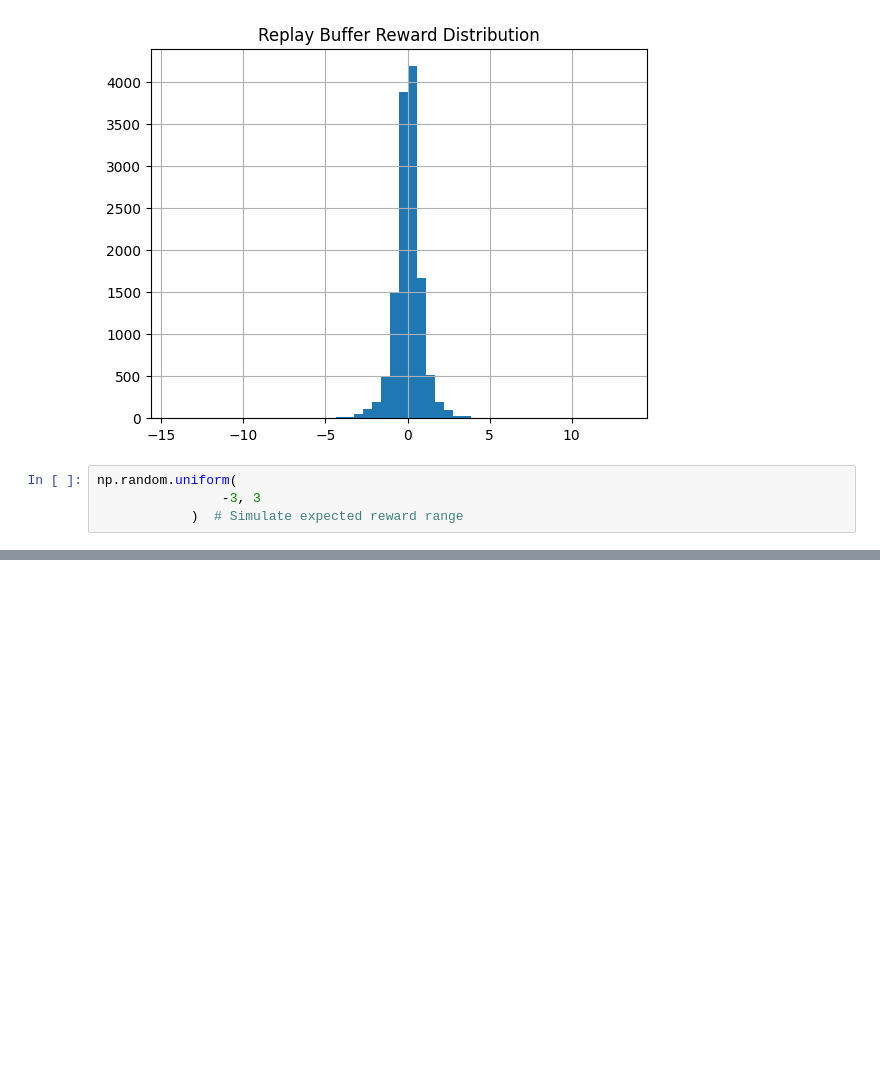
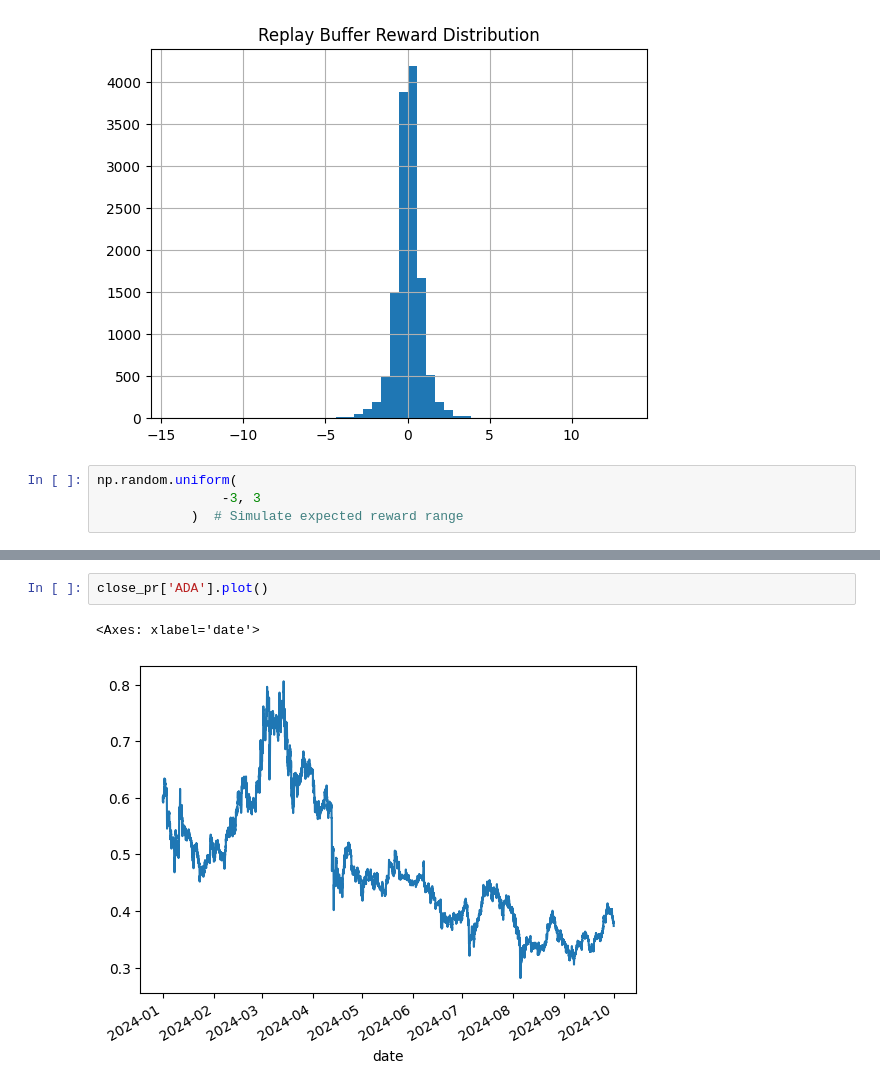
Before and after one commit to mrajancsr/deep-policy-gradient-portfolio, a Jupyter notebook: ddpgportfolio/agent/test.ipynb, the cells around one changed output, grey strips where cells are left out. Saved outputs shown, nothing was run; the diff lists cells and outputs as text; blank space fills up the shorter version.

```diff
--- a/ddpgportfolio/agent/test.ipynb
+++ b/ddpgportfolio/agent/test.ipynb
@@ -208,0 +240,5 @@ np.random.uniform(
+# %%
+close_pr['ADA'].plot()
+# %% [output]
+<Axes: xlabel='date'>
+[figure, added]
```
Also changed, not shown: parts of 11 cells of this notebook, 7 other files.
